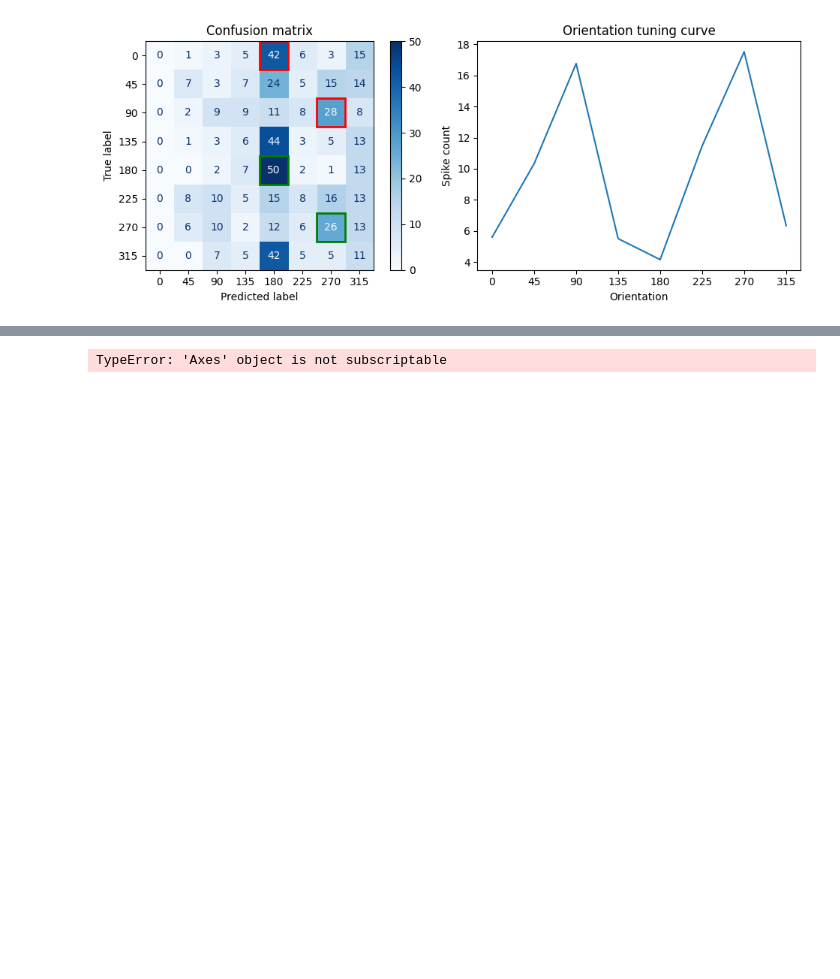
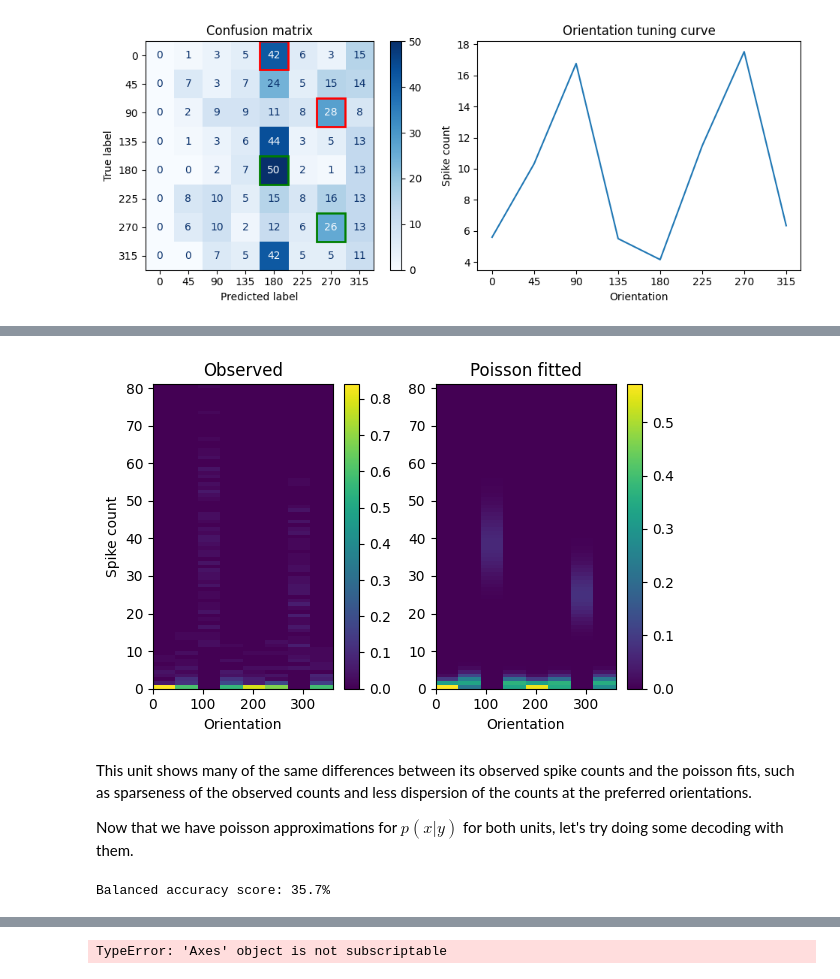
Before and after one commit to dbheadley/DecodingTheBrain, a Jupyter notebook: Week12/notes.ipynb, the cells around one changed output, grey strips where cells are left out. Cells and saved outputs as stored; diff of their text form; code cells hidden in the pictures; blank space fills up the shorter version.

```diff
--- a/Week12/notes.ipynb
+++ b/Week12/notes.ipynb
@@ -340,0 +388,54 @@ At this point it might occur to you that since $p(x|y)=p(x,y)/p(y)$, and Bayes r
+# %%
+rf_ori_asym_counts = spikes.loc[asym_unit,'rf_ori'].stim_counts
+max_counts_asym = int(rf_ori_asym_counts['spike_counts'].apply(lambda x: x.max()).max())
+
+# get the joint probability distribution of spike counts and orientation
+p_xy_asym = np.zeros((max_counts_asym+1, num_stim))
+for i, (_, counts) in enumerate(rf_ori_asym_counts.iterrows()):
+    p_xy_asym[:,i] = np.histogram(counts.values[0], bins=np.arange(max_counts_asym+2))[0]
+p_xy_asym = p_xy_asym / p_xy_asym.sum()
+
+# fit a Poisson distribution based on the mean spike counts for each orientation
+p_xgy_pois_asym = np.zeros((max_counts_asym+1, num_stim))
+for i in range(num_stim):
+    p_xgy_pois_asym[:,i] = poisson_pdf(np.arange(max_counts_asym+1), rf_ori_asym_mean[0][i])
+
+# compare the observed joint distribution and poisson fitted conditional distribution
+x_asym, y_asym = np.meshgrid(np.append(ori_vals, 360), np.arange(max_counts_asym+2))
+fig, ax = plt.subplots(1,2,figsize=(6,4))
+ax[0].pcolormesh(x_asym, y_asym, p_xy_asym/p_y) # divide by p(y) to get p(x|y)
+fig.colorbar(ax=ax[0], mappable=ax[0].collections[0])
+ax[0].set_xlabel('Orientation')
+ax[0].set_ylabel('Spike count')
+ax[0].set_title('Observed')
+
+ax[1].pcolormesh(x_asym, y_asym, p_xgy_pois_asym)
+fig.colorbar(ax=ax[1], mappable=ax[1].collections[0])
+ax[1].set_xlabel('Orientation')
+ax[1].set_title('Poisson fitted')
+fig.tight_layout()
+# %% [output]
+[figure, added]
+# %% [markdown]
+This unit shows many of the same differences between its observed spike counts and the poisson fits, such as sparseness of the observed counts and less dispersion of the counts at the preferred orientations.
+
+Now that we have poisson approximations for $p(x|y)$ for both units, let's try doing some decoding with them.
+# %%
+# predict the orientation based on the spike count using p(x_1|y) * p(x_2|y) * p(y)
+# here x1 and x2 are the observed spike counts, which we use to index into the rows of p_xgy_pois and p_xgy_pois_asym
+nb_pred_2 = lambda x1, x2: ori_vals[np.argmax(p_xgy_pois[int(x1),:] * p_xgy_pois_asym[int(x2),:] * p_y)]
+
+# create dataframe with both spike counts broken out
+eval_nb_2 = rf_ori_counts.explode('spike_counts').reset_index()
+eval_nb_2_asym = rf_ori_asym_counts.explode('spike_counts').reset_index()
+eval_nb_2_asym = eval_nb_2_asym.rename(columns={'spike_counts':'spike_counts_asym'})
+eval_nb_2 = pd.concat([eval_nb_2, eval_nb_2_asym['spike_counts_asym']], axis=1)
+
+# predict the orientation based on the spike counts
+eval_nb_2['pred_ori'] = eval_nb_2.apply(lambda x: nb_pred_2(x['spike_counts'], x['spike_counts_asym']), axis=1)
+
+# calculate the accuracy of the model
+score = balanced_accuracy_score(eval_nb_2['orientation'], eval_nb_2['pred_ori'])
+print('Balanced accuracy score: {:.1f}%'.format(score*100))
+# %% [output]
+Balanced accuracy score: 35.7%
```
Also changed, not shown: parts of 19 cells of this notebook.
